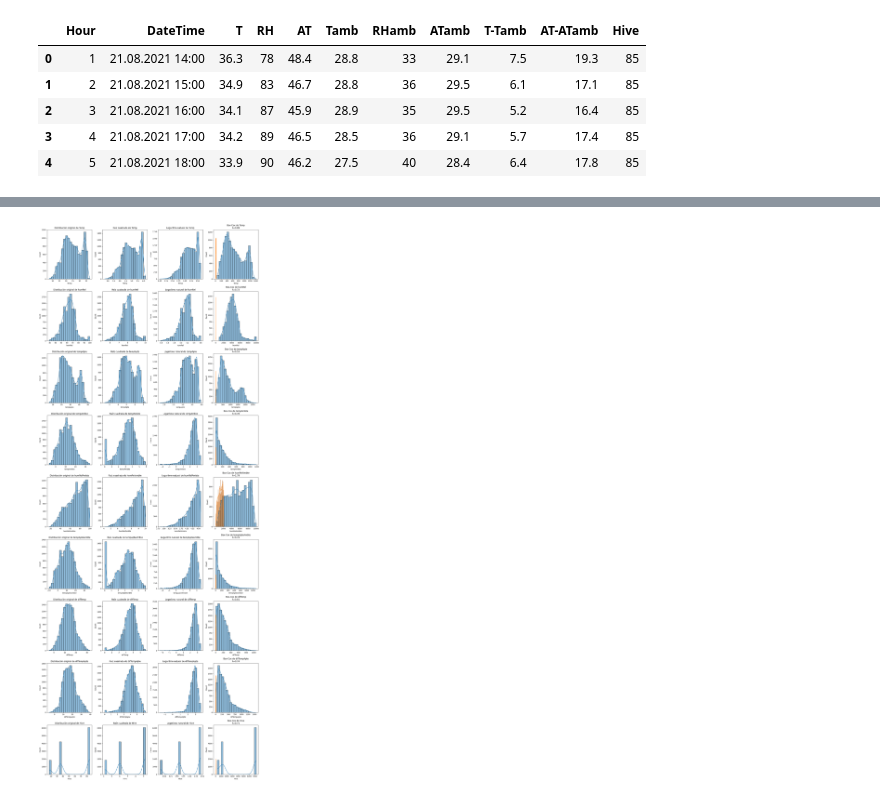
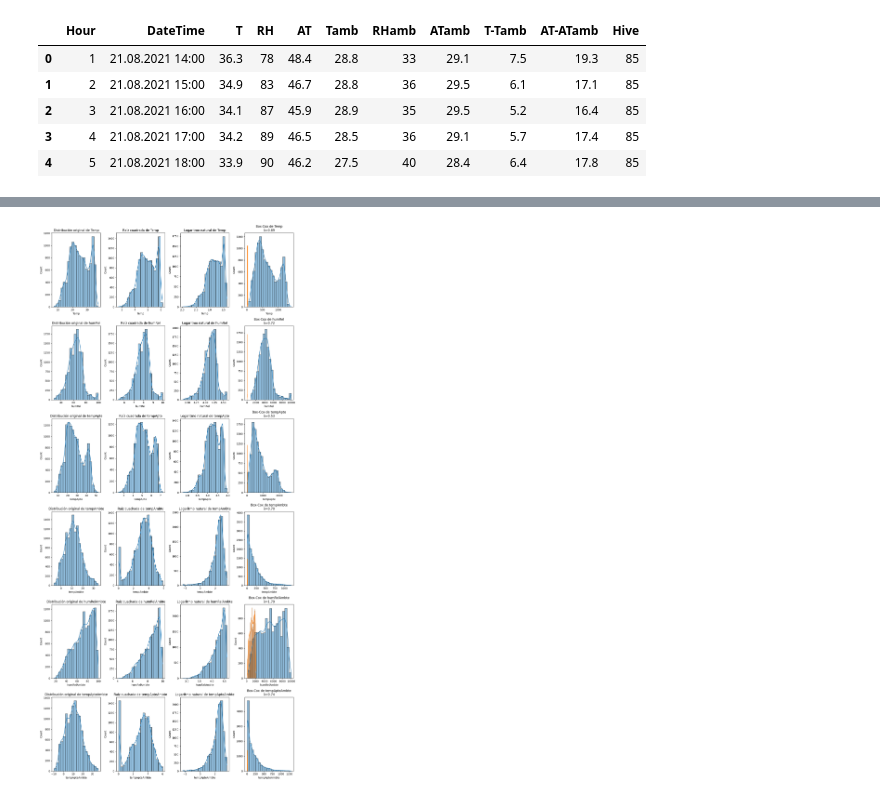
Before and after one commit to Samave02/HoneyTic-, a Jupyter notebook: Beehives/beehives.ipynb, the cells around one changed output, grey strips where cells are left out. Saved outputs shown, nothing was run; the diff lists cells and outputs as text; code cells hidden in the pictures.

```diff
--- a/Beehives/beehives.ipynb
+++ b/Beehives/beehives.ipynb
@@ -85,16 +87,22 @@ df_hive85.head()
 | 3 | 4 | 21.08.2021 17:00 | 34.2 | 89 | 46.5 | 28.5 | 36 | 29.1 | 5.7 | 17.4 | 85 |
 | 4 | 5 | 21.08.2021 18:00 | 33.9 | 90 | 46.2 | 27.5 | 40 | 28.4 | 6.4 | 17.8 | 85 |
 # %%
+# Unir los DataFrames df_hive17, df_hive36 y df_hive85 utilizando un merge externo
 df_hive = pd.merge(df_hive17, df_hive36, how='outer').merge(df_hive85, how='outer')
 
-df_hive[['Fecha', 'Hora']] = df_hive['DateTime'].str.split(' ', expand=True)
+# Separar la columna 'DateTime' en 'Fecha' y 'Hora'
+df_hive[['Fecha', 'Tiempo']] = df_hive['DateTime'].str.split(' ', expand=True)
 
+# Eliminar la columna 'DateTime' ya que no se necesita más
 df_hive.drop('DateTime', axis=1, inplace=True)
 
-first_column = df_hive.columns[0]
+# Reordenar las columnas para que 'Fecha' y 'Hora' estén al inicio
+first_column = df_hive.columns[0]  # Obtener la primera columna existente
 
-cols = [first_column, 'Fecha', 'Hora'] + [col for col in df_hive.columns if col not in [first_column, 'Fecha', 'Hora']]
+# Crear una nueva lista de columnas con 'Fecha' y 'Hora' después de la primera columna
+cols = [first_column, 'Fecha', 'Tiempo'] + [col for col in df_hive.columns if col not in [first_column, 'Fecha', 'Tiempo']]
 df_hive = df_hive[cols]
 
+# Mostrar las primeras filas del DataFrame resultante
 df_hive.head()
 # %% [output]
@@ -162,3 +124,7 @@ df_hive.head()
 | 2 | 3 | 21.08.2021 | 16:00 | 33.5 | 46 | 37.4 | 28.9 | 35 | 29.5 | 4.6 | ... |
 | 3 | 4 | 21.08.2021 | 17:00 | 33.8 | 49 | 38.5 | 28.5 | 36 | 29.1 | 5.3 | ... |
 | 4 | 5 | 21.08.2021 | 18:00 | 33.8 | 51 | 38.8 | 27.5 | 40 | 28.4 | 6.3 | ... |
+# %%
+# Eliminar las columnas 'Hour', 'T-Tamb', 'AT-ATamb' y 'Hive'
+df_hive.drop(columns=['Hora', 'difTemp', 'difTempApte', 'Hive'], inplace=True)
+df_hive
@@ -165 +145,3 @@ df_hive.head()
+# %%
+df_hive_copy = df_hive.copy()
 # %%
@@ -192,0 +165,5 @@ Index(['Hora', 'Fecha', 'Hora', 'Temp', 'humRel', 'tempApte', 'tempAmbte',
+# %%
+# Intenta convertir la columna 'Fecha' al formato de fecha
+df_hive_copy['Fecha'] = pd.to_datetime(df_hive_copy['Fecha'], format='%d.%m.%Y', errors='coerce')
+# Muestra las primeras filas del DataFrame para verificar la conversión
+df_hive_copy
@@ -203,47 +194,47 @@ warnings.filterwarnings("ignore", category=RuntimeWarning, message="divide by ze
 warnings.filterwarnings("ignore", category=RuntimeWarning, message="invalid value encountered in true_divide")
 # %%
 # Columnas numéricas de interés
-columns_of_interest = ['Temp', 'humRel', 'tempApte', 'tempAmbte','humRelAmbte', 'tempApteAmbte', 'difTemp', 'difTempApte', 'Hive']
+columns_of_interest = ['Temp', 'humRel', 'tempApte', 'tempAmbte','humRelAmbte', 'tempApteAmbte']
 
 # Crear una figura con subplots para cada columna y transformación
 num_cols = len(columns_of_interest)
-fig, axs = plt.subplots(num_cols, 4, figsize=(18, 5 * num_cols))
+fig, axs = plt.subplots(num_cols, 4, figsize=(14, 5 * num_cols))
 
 for i, col in enumerate(columns_of_interest):
     # Datos originales
-    sns.histplot(df_hive[col], bins=20, kde=True, ax=axs[i, 0])
+    sns.histplot(df_hive_copy[col], bins=20, kde=True, ax=axs[i, 0])
     axs[i, 0].set_title(f'Distribución original de {col}')
 
     # Raíz cuadrada
-    sqrt_data = np.sqrt(df_hive[col].clip(lower=0))  # Clip para evitar valores negativos
+    sqrt_data = np.sqrt(df_hive_copy[col].clip(lower=0))  # Clip para evitar valores negativos
     sns.histplot(sqrt_data, bins=20, kde=True, ax=axs[i, 1])
     axs[i, 1].set_title(f'Raíz cuadrada de {col}')
 
     # Logaritmo natural
-    log_data = np.log(df_hive[col].replace(0, np.nan).dropna())  # Manejar ceros y valores negativos
+    log_data = np.log(df_hive_copy[col].replace(0, np.nan).dropna())  # Manejar ceros y valores negativos
     sns.histplot(log_data, bins=20, kde=True, ax=axs[i, 2])
     axs[i, 2].set_title(f'Logaritmo natural de {col}')
 
     # Potencia 2
-    power2_data = np.power(df_hive[col], 2)
+    power2_data = np.power(df_hive_copy[col], 2)
     sns.histplot(power2_data, bins=20, kde=True, ax=axs[i, 3])
     axs[i, 3].set_title(f'Potencia 2 de {col}')
 
     # Box-Cox
     # Para Box-Cox, necesitamos que los datos sean estrictamente positivos
-    col_data = df_hive[col]
+    col_data = df_hive_copy[col]
     min_value = col_data.min()
     if min_value <= 0:
         col_data = col_data - min_value + 1  # Shift data to be positive
 
     col_data, fitted_lambda = stats.boxcox(col_data)
     sns.histplot(col_data, bins=20, kde=True, ax=axs[i, 3])
     axs[i, 3].set_title(f'Box-Cox de {col}\nλ={fitted_lambda:.2f}')
 
 # Ajustar el layout
 plt.tight_layout()
 plt.show()
 # %% [output]
-[figure, old version]
+[figure, new version]
 # %%
 # Configurar el tamaño de la figura
```
Also changed, not shown: parts of 30 cells of this notebook.
